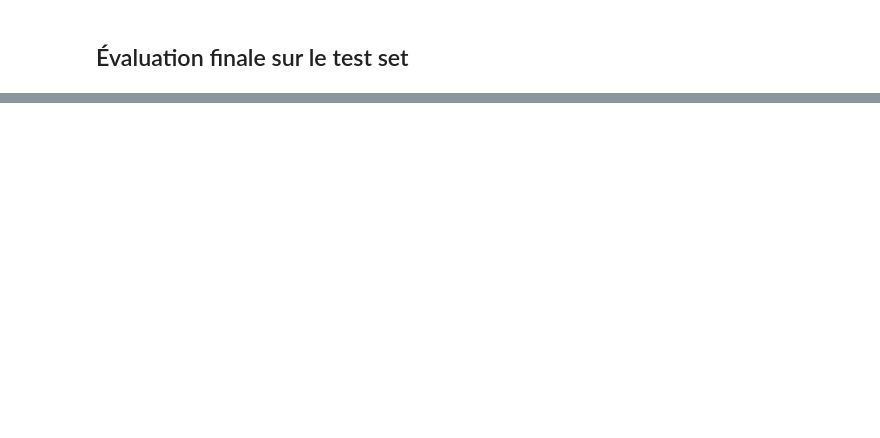
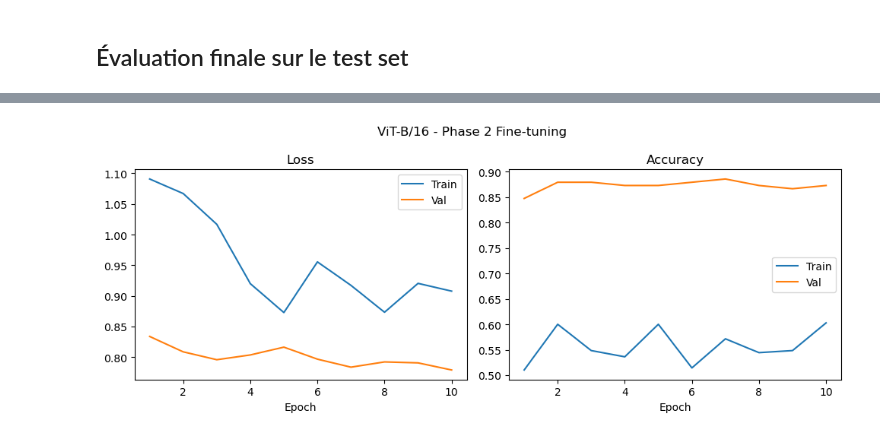
Before and after one commit to TheoChastrePradat/OC_DataScientist_P8, a Jupyter notebook: Projet_8/Script/veille_techno_vit.ipynb, the cells around one changed output, grey strips where cells are left out. Saved outputs shown, nothing was run; the diff lists cells and outputs as text; code cells hidden in the pictures; blank space fills up the shorter version.

```diff
--- a/Projet_8/Script/veille_techno_vit.ipynb
+++ b/Projet_8/Script/veille_techno_vit.ipynb
@@ -375,0 +490,8 @@ plot_confusion(y_true_v, y_pred_v, "Matrice de confusion - ViT-B/16")
+# %%
+vit = timm.create_model(
+    "vit_base_patch16_224",
+    pretrained=True,
+    num_classes=num_classes,
+    drop_rate=0.1,        # dropout
+    drop_path_rate=0.1    # stochastic depth
+).to(device)
@@ -375,0 +602,31 @@ plot_confusion(y_true_v, y_pred_v, "Matrice de confusion - ViT-B/16")
+# %%
+patience = 5
+min_delta = 1e-3
+best_val_loss = float("inf")
+patience_counter = 0
+
+history_vit = {"train_loss": [], "val_loss": [], "train_acc": [], "val_acc": []}
+
+for epoch in range(1, EPOCHS_PHASE2 + 1):
+    train_loss, train_acc = train_one_epoch(vit, train_loader, criterion_vit, optimizer_vit)
+    val_loss, val_acc, _, _ = evaluate(vit, val_loader, criterion_vit)
+
+    history_vit["train_loss"].append(train_loss)
+    history_vit["val_loss"].append(val_loss)
+    history_vit["train_acc"].append(train_acc)
+    history_vit["val_acc"].append(val_acc)
+
+    print(f"[ViT] Epoch {epoch:02d} | Train loss={train_loss:.3f}, acc={train_acc:.3f} | Val loss={val_loss:.3f}, acc={val_acc:.3f}")
+
+    scheduler.step(val_loss)
+
+    if val_loss < best_val_loss - min_delta:
+        best_val_loss = val_loss
+        torch.save(vit.state_dict(), "vit_phase2_best.pth")
+        patience_counter = 0
+    else:
+        patience_counter += 1
+
+    if patience_counter >= patience:
+        print(f"Early stopping après {epoch} epochs (val_loss n'améliore plus).")
+        break
@@ -375,0 +674,4 @@ plot_confusion(y_true_v, y_pred_v, "Matrice de confusion - ViT-B/16")
+# %%
+plot_history(history_vit, title="ViT-B/16 - Phase 2 Fine-tuning")
+# %% [output]
+[figure, added]
```
Also changed, not shown: parts of 22 cells of this notebook.
